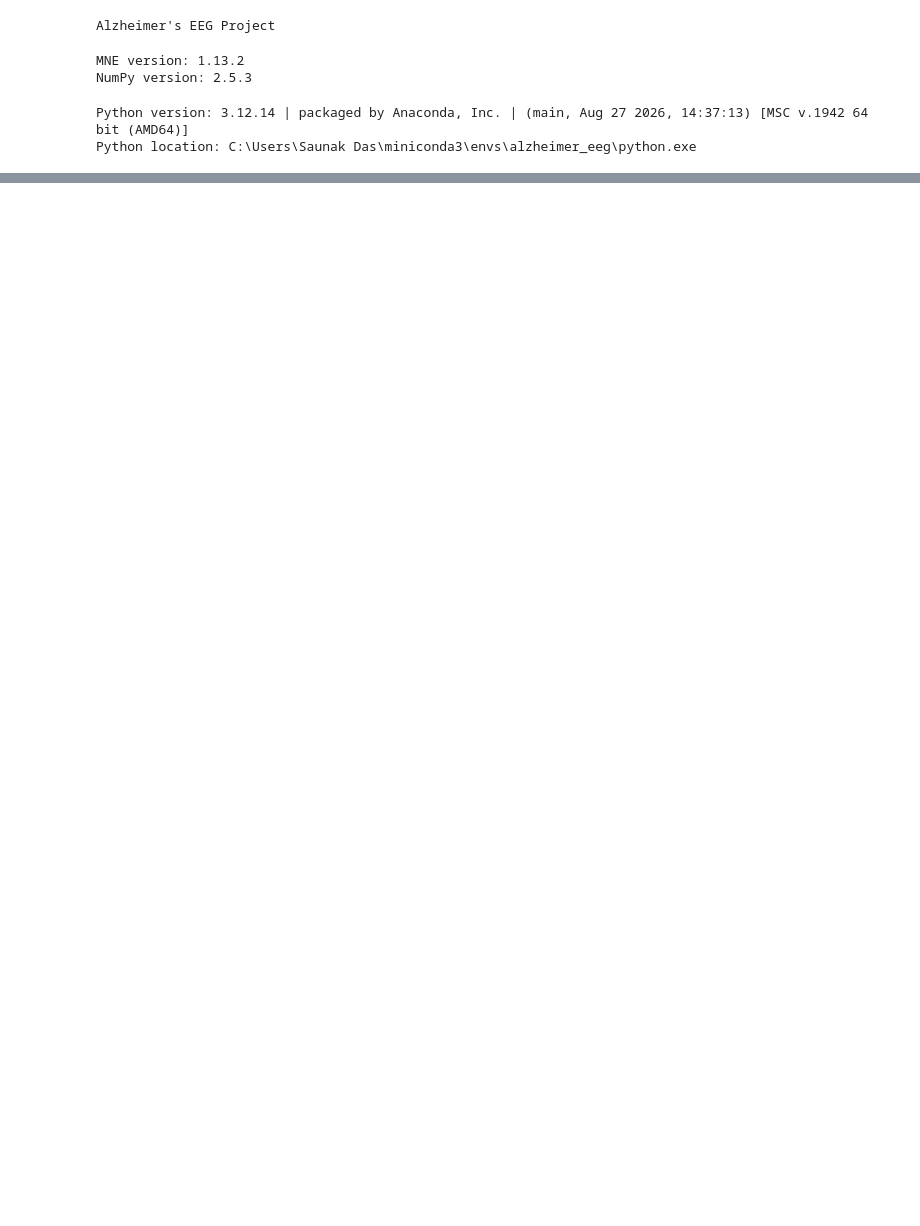
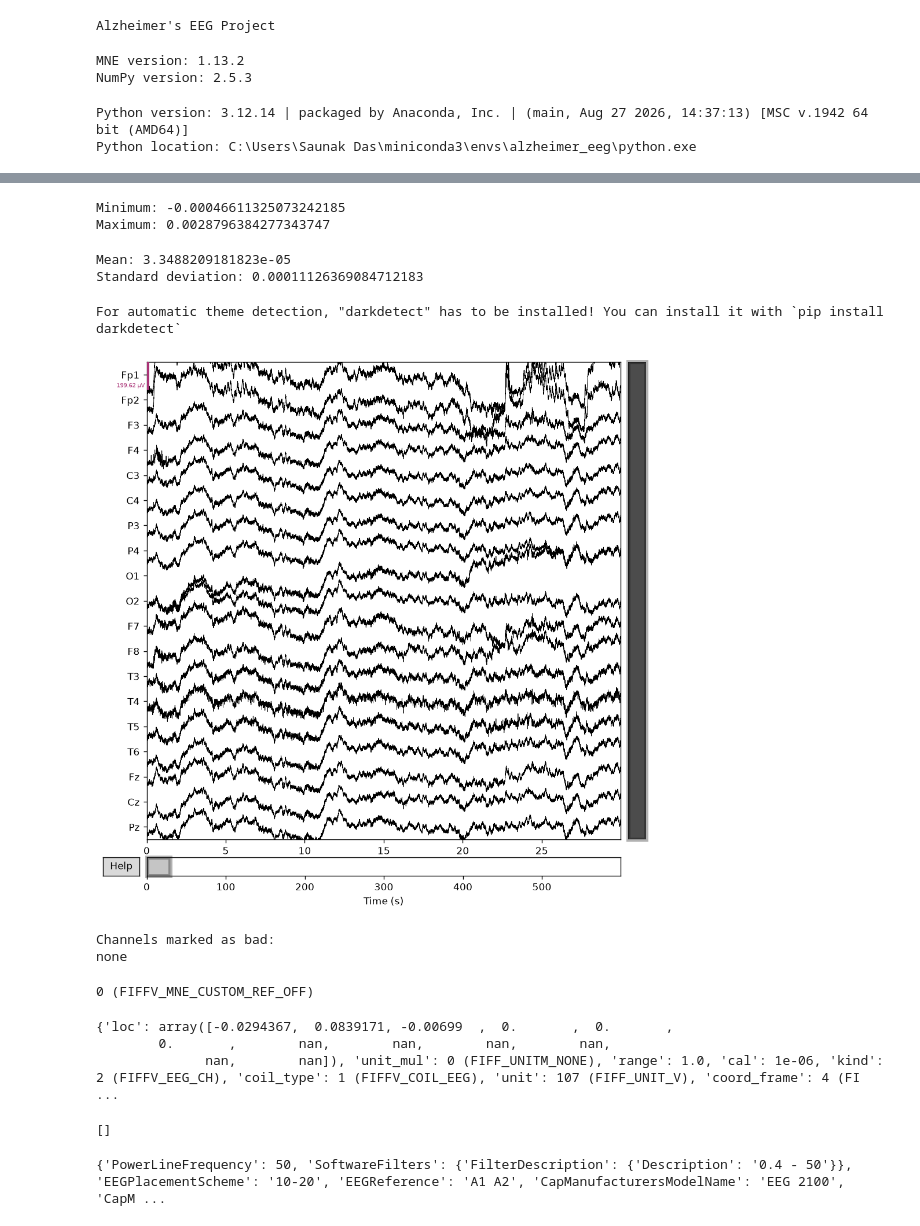
Before and after one commit to saunakdas16/alzheimers-eeg-ml, a Jupyter notebook: notebooks/01_data_exploration.ipynb, the cells around one changed output, grey strips where cells are left out. Cells and saved outputs as stored; diff of their text form; code cells hidden in the pictures; blank space fills up the shorter version.

Commit message:
Explore EEG preprocessing and power spectrum

```diff
--- a/notebooks/01_data_exploration.ipynb
+++ b/notebooks/01_data_exploration.ipynb
@@ -22,0 +218,43 @@ Python location: C:\Users\Saunak Das\miniconda3\envs\alzheimer_eeg\python.exe
+# %%
+data = raw.get_data()
+print("Minimum:", data.min())
+print("Maximum:", data.max())
+# %% [output]
+Minimum: -0.00046611325073242185
+Maximum: 0.0028796384277343747
+# %%
+print("Mean:", data.mean())
+print("Standard deviation:", data.std())
+# %% [output]
+Mean: 3.3488209181823e-05
+Standard deviation: 0.00011126369084712183
+# %%
+raw.plot(duration=30, n_channels=19, scalings="auto")
+# %% [output]
+For automatic theme detection, "darkdetect" has to be installed! You can install it with `pip install darkdetect`
+[figure, added]
+Channels marked as bad:
+none
+# %%
+print(raw.info["custom_ref_applied"])
+# %% [output]
+0 (FIFFV_MNE_CUSTOM_REF_OFF)
+# %%
+print(raw.info["chs"][0])
+# %% [output]
+{'loc': array([-0.0294367,  0.0839171, -0.00699  ,  0.       ,  0.       ,
+        0.       ,        nan,        nan,        nan,        nan,
+              nan,        nan]), 'unit_mul': 0 (FIFF_UNITM_NONE), 'range': 1.0, 'cal': 1e-06, 'kind': 2 (FIFFV_EEG_CH), 'coil_type': 1 (FIFFV_COIL_EEG), 'unit': 107 (FIFF_UNIT_V), 'coord_frame': 4 (FI ...
+# %%
+print(raw.info["projs"])
+# %% [output]
+[]
+# %%
+import json
+
+with open(eeg_path / "sub-001_task-eyesclosed_eeg.json") as f:
+    eeg_info = json.load(f)
+
+print(eeg_info)
+# %% [output]
+{'PowerLineFrequency': 50, 'SoftwareFilters': {'FilterDescription': {'Description': '0.4 - 50'}}, 'EEGPlacementScheme': '10-20', 'EEGReference': 'A1 A2', 'CapManufacturersModelName': 'EEG 2100', 'CapM ...
```
Also changed, not shown: parts of 46 cells of this notebook.
